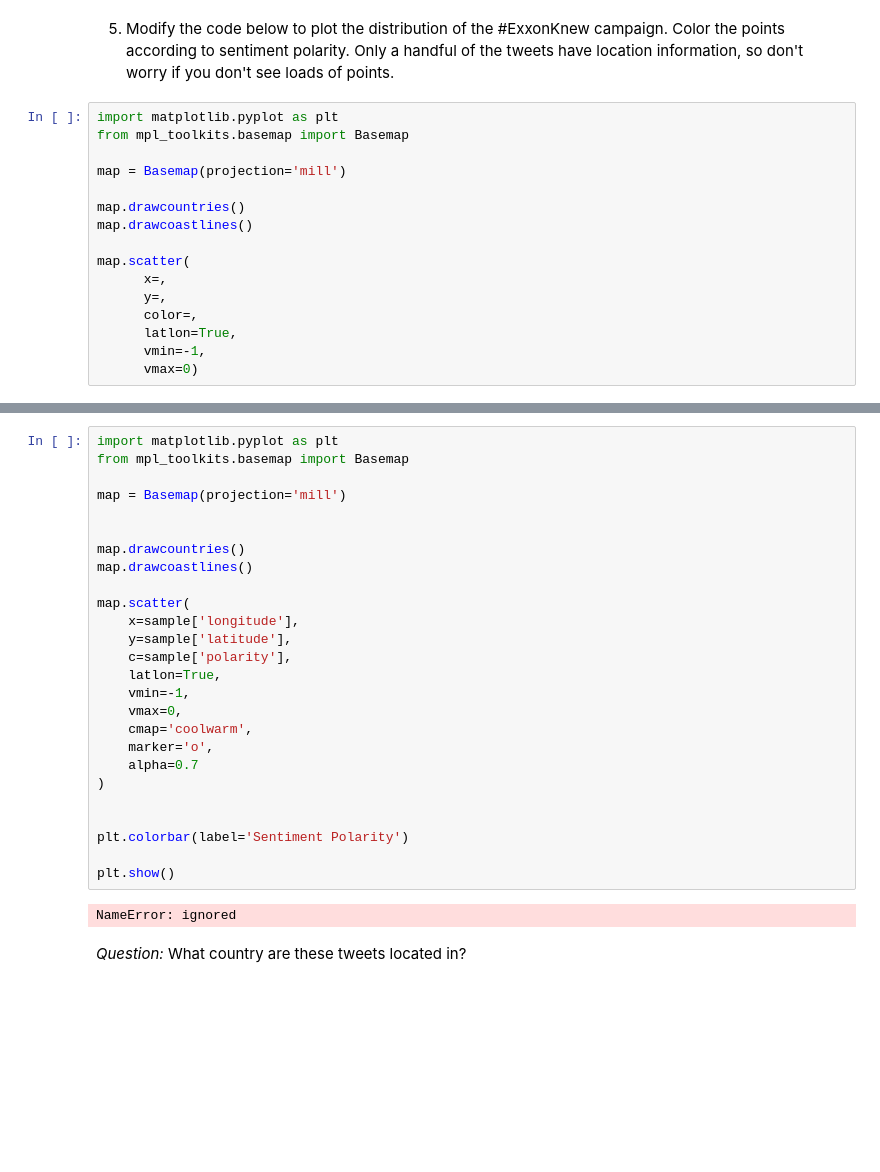
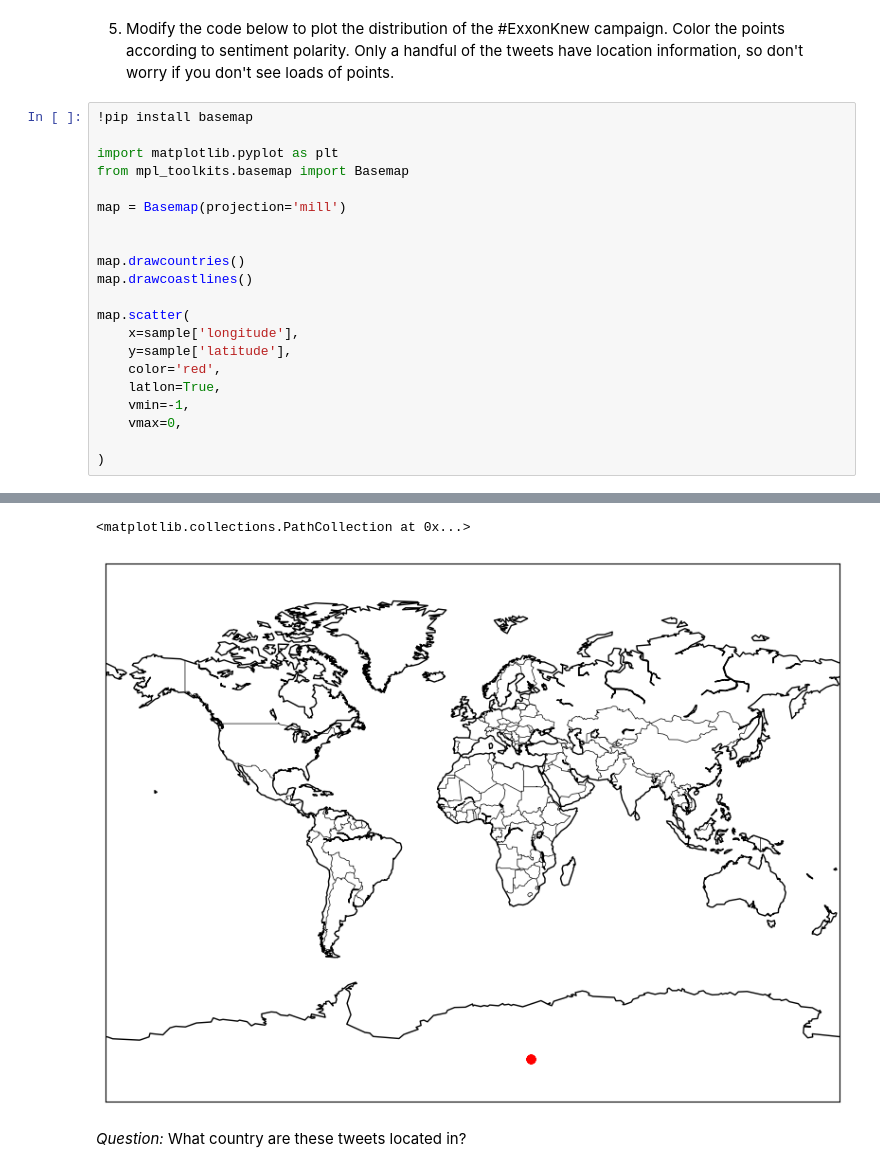
Before and after one commit to risaluo/QM2, a Jupyter notebook: Copy_of_W7_Natural_Language_Processing_Student_Version.ipynb, the cells around one changed output, grey strips where cells are left out. Drawn from its saved outputs; the diff is of its cells as text; blank space fills up the shorter version.

```diff
--- a/Copy_of_W7_Natural_Language_Processing_Student_Version.ipynb
+++ b/Copy_of_W7_Natural_Language_Processing_Student_Version.ipynb
@@ -640,19 +628,24 @@ In the code cell below:
 # %% [markdown]
 5. Modify the code below to plot the distribution of the #ExxonKnew campaign. Color the points according to sentiment polarity. Only a handful of the tweets have location information, so don't worry if you don't see loads of points.
 # %%
+!pip install basemap
+
 import matplotlib.pyplot as plt
 from mpl_toolkits.basemap import Basemap
 
 map = Basemap(projection='mill')
 
+
 map.drawcountries()
 map.drawcoastlines()
 
 map.scatter(
-      x=,
-      y=,
-      color=,
-      latlon=True,
-      vmin=-1,
-      vmax=0)
+    x=sample['longitude'],
+    y=sample['latitude'],
+    color='red',
+    latlon=True,
+    vmin=-1,
+    vmax=0,
+
+)
 # %% [output]
@@ -660,30 +668,4 @@ SyntaxError: ignored
+<matplotlib.collections.PathCollection at 0x...>
+[figure, added]
-# %%
-import matplotlib.pyplot as plt
-from mpl_toolkits.basemap import Basemap
-
-map = Basemap(projection='mill')
-
-
-map.drawcountries()
-map.drawcoastlines()
-
-map.scatter(
-    x=sample['longitude'],
-    y=sample['latitude'],
-    c=sample['polarity'],
-    latlon=True,
-    vmin=-1,
-    vmax=0,
-    cmap='coolwarm',
-    marker='o',
-    alpha=0.7
-)
-
-
-plt.colorbar(label='Sentiment Polarity')
-
-plt.show()
-# %% [output]
-NameError: ignored
 # %% [markdown]
 *Question:* What country are these tweets located in?
```
Also changed, not shown: parts of 10 cells of this notebook.
